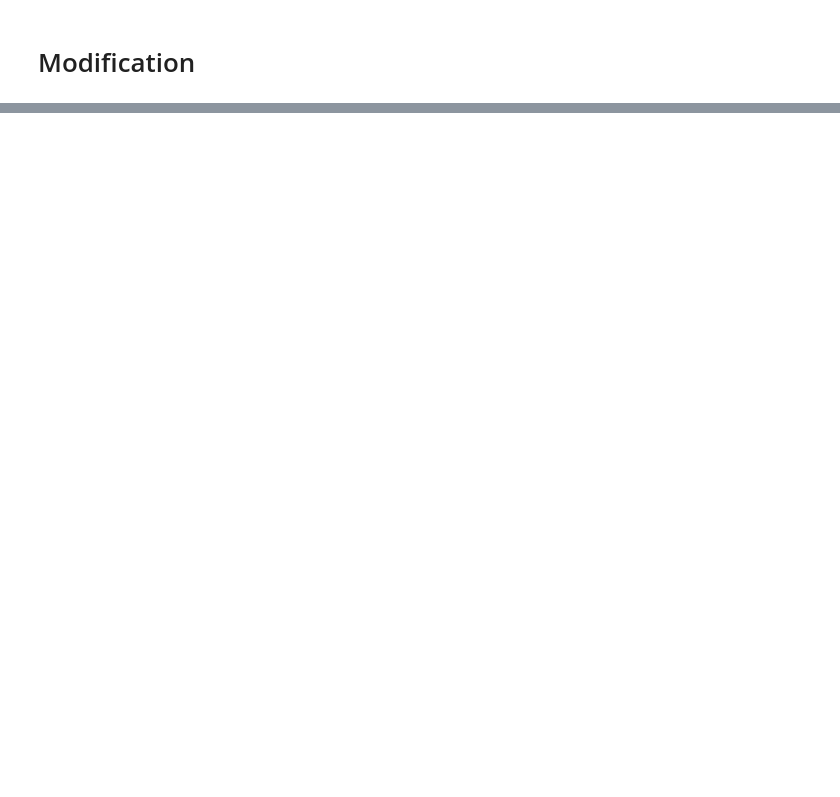
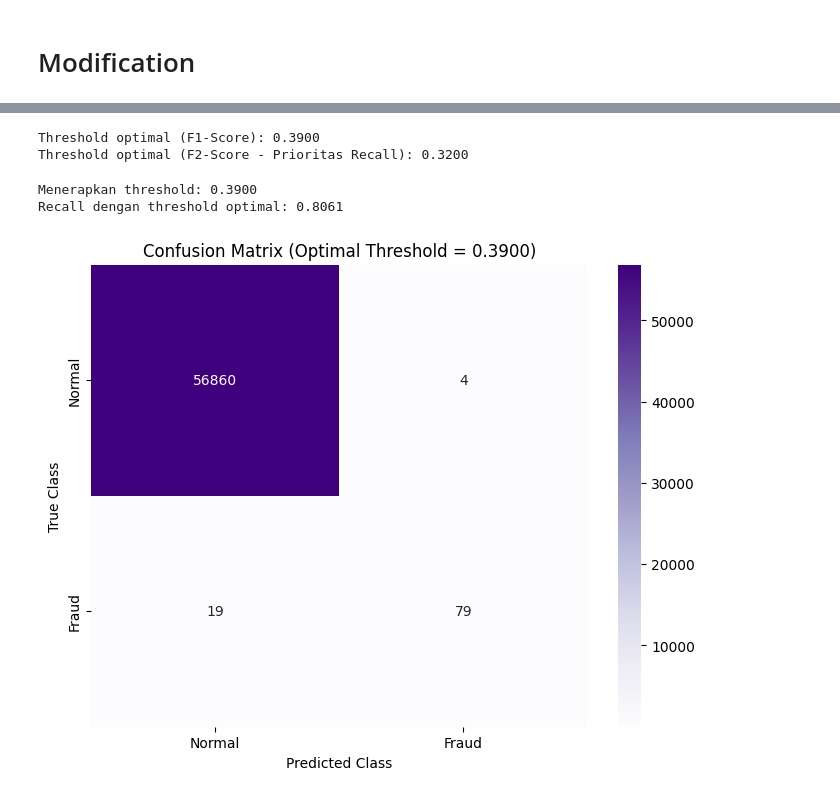
Before and after one commit to IHW1012/GeeksforGeeks-Projects, a Jupyter notebook: Credit Card Fraud Detection Modified.ipynb, the cells around one changed output, grey strips where cells are left out. Drawn from its saved outputs; the diff is of its cells as text; code cells hidden in the pictures; blank space fills up the shorter version.

Commit message:
Update credit card fraud detection mod

```diff
--- a/Credit Card Fraud Detection Modified.ipynb
+++ b/Credit Card Fraud Detection Modified.ipynb
@@ -146,10 +131,3 @@ Matthews Correlation Coefficient: 0.8749
 [figure]
 # %% [markdown]
 # Modification
-# %%
-from sklearn.ensemble import RandomForestClassifier
-
-rfc2 = RandomForestClassifier(class_weight='balanced')
-rfc2.fit(xTrain, yTrain)
-
-yPred2 = rfc2.predict(xTest)
@@ -490,0 +134,63 @@ Recall: 0.9184 | Precision: 0.0876 | F1: 0.1600
+# %%
+from sklearn.metrics import precision_recall_curve
+import numpy as np
+
+#MEmastikan hasilnya tidak berubah ketika di-run ulang
+rfc_mod = RandomForestClassifier(random_state=42)
+rfc_mod.fit(xTrain, yTrain)
+
+# Ekstrak probabilitas
+yPred_mod_prob = rfc_mod.predict_proba(xTest)[:, 1]
+
+# Dapatkan semua kemungkinan threshold dari model
+precisions, recalls, thresholds = precision_recall_curve(yTest, yPred_mod_prob)
+
+# OPSI A: Mencari Threshold yang memaksimalkan F1-Score (Keseimbangan)
+f1_scores = (2 * precisions[:-1] * recalls[:-1]) / (precisions[:-1] + recalls[:-1] + 1e-10)
+optimal_idx_f1 = np.argmax(f1_scores)
+optimal_threshold_f1 = thresholds[optimal_idx_f1]
+
+# OPSI B: Mencari Threshold yang memaksimalkan F2-Score (Fokus Recall)
+beta = 2
+f2_scores = ((1 + beta**2) * precisions[:-1] * recalls[:-1]) / ((beta**2 * precisions[:-1]) + recalls[:-1] + 1e-10)
+optimal_idx_f2 = np.argmax(f2_scores)
+optimal_threshold_f2 = thresholds[optimal_idx_f2]
+
+print(f"Threshold optimal (F1-Score): {optimal_threshold_f1:.4f}")
+print(f"Threshold optimal (F2-Score - Prioritas Recall): {optimal_threshold_f2:.4f}")
+
+# Kamu tinggal menggunakan angka ini untuk mapping prediksi baru
+# %% [output]
+Threshold optimal (F1-Score): 0.3900
+Threshold optimal (F2-Score - Prioritas Recall): 0.3200
+# %%
+# 1. Pilih threshold mana yang mau dipakai (misal kita ambil yang F1-Score)
+final_threshold1 = optimal_threshold_f1
+print(f"Menerapkan threshold: {final_threshold1:.4f}")
+
+# 2. INI PROSES MAPPING-NYA
+# Membandingkan array probabilitas dengan angka threshold,
+# lalu .astype(int) akan mengubah nilai [True, False] menjadi [1, 0]
+yPred_optimal1 = (yPred_mod_prob >= final_threshold1).astype(int)
+
+# 3. Evaluasi hasilnya menggunakan threshold baru
+from sklearn.metrics import recall_score, confusion_matrix
+import seaborn as sns
+import matplotlib.pyplot as plt
+
+recall_optimal1 = recall_score(yTest, yPred_optimal1)
+print(f"Recall dengan threshold optimal: {recall_optimal1:.4f}")
+
+# 4. Gambar Confusion Matrix-nya
+conf_matrix_optimal1 = confusion_matrix(yTest, yPred_optimal1)
+plt.figure(figsize=(8, 6))
+sns.heatmap(conf_matrix_optimal1, annot=True, fmt="d", cmap="Purples",
+            xticklabels=['Normal', 'Fraud'], yticklabels=['Normal', 'Fraud'])
+plt.title(f"Confusion Matrix (Optimal Threshold = {final_threshold1:.4f})")
+plt.xlabel("Predicted Class")
+plt.ylabel("True Class")
+plt.show()
+# %% [output]
+Menerapkan threshold: 0.3900
+Recall dengan threshold optimal: 0.8061
+[figure, added]
```
Also changed, not shown: parts of 12 cells of this notebook.
